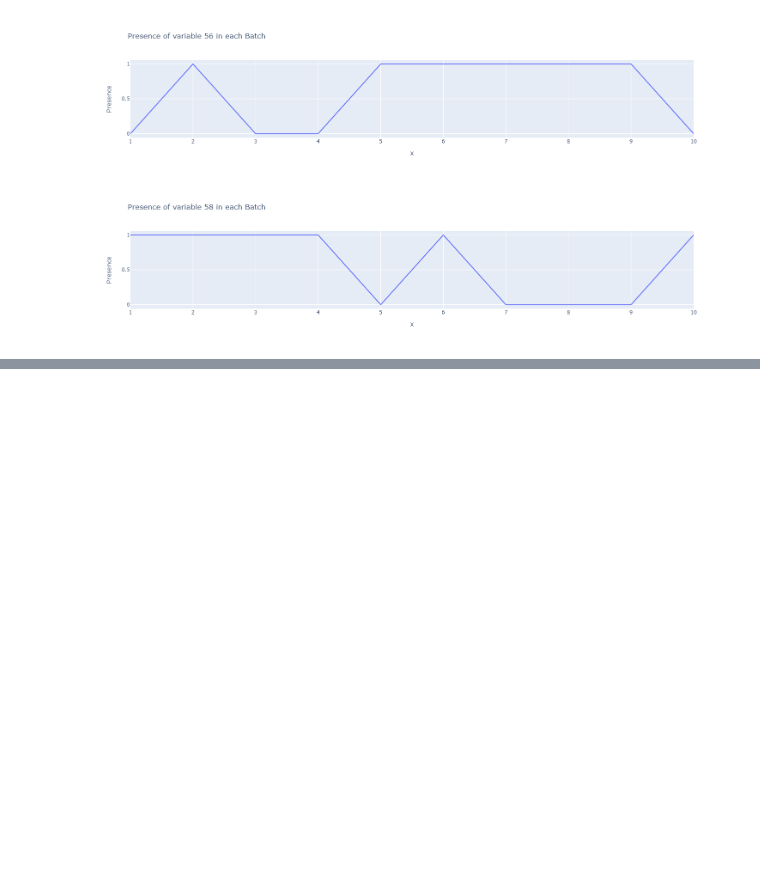
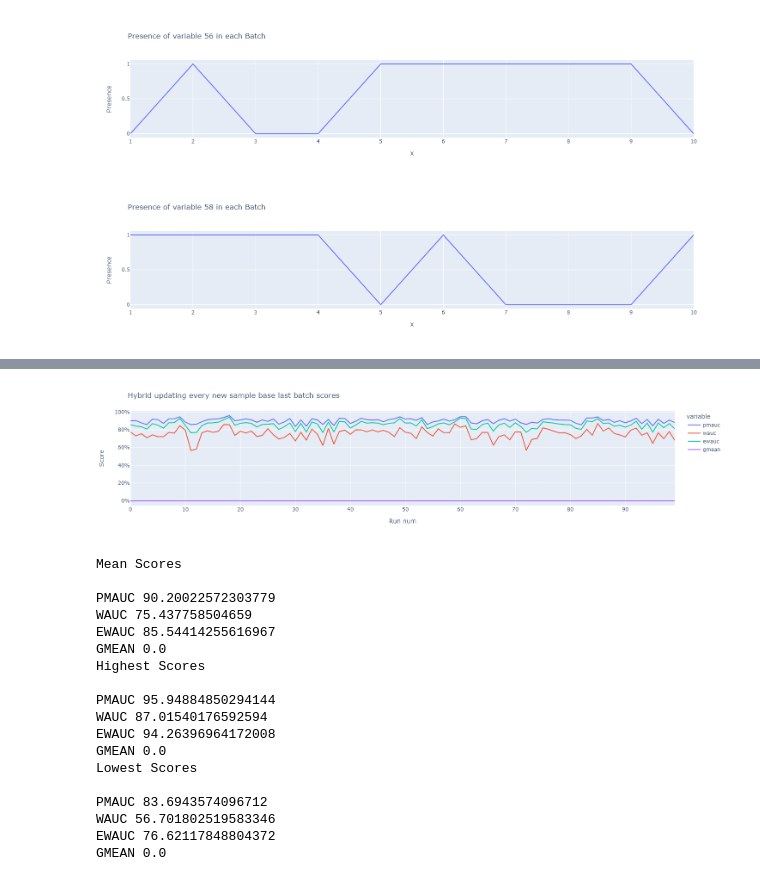
Before and after one commit to nrguimaraes/MultiClassCD, a Jupyter notebook: analise.ipynb, the cells around one changed output, grey strips where cells are left out. Cells and saved outputs as stored; diff of their text form; code cells hidden in the pictures; blank space fills up the shorter version.

```diff
--- a/analise.ipynb
+++ b/analise.ipynb
@@ -204,0 +349,22 @@ for currVip in vip:
+# %%
+show_scores('HYBRID_EWAUC_window200_lastbatchp_average_perrun.txt',"Hybrid updating every new sample base last batch scores")
+# %% [output]
+[figure, added]
+Mean Scores
+
+PMAUC 90.20022572303779
+WAUC 75.437758504659
+EWAUC 85.54414255616967
+GMEAN 0.0
+Highest Scores
+
+PMAUC 95.94884850294144
+WAUC 87.01540176592594
+EWAUC 94.26396964172008
+GMEAN 0.0
+Lowest Scores
+
+PMAUC 83.6943574096712
+WAUC 56.701802519583346
+EWAUC 76.62117848804372
+GMEAN 0.0
```
Also changed, not shown: parts of 16 cells of this notebook, 4 other files.
